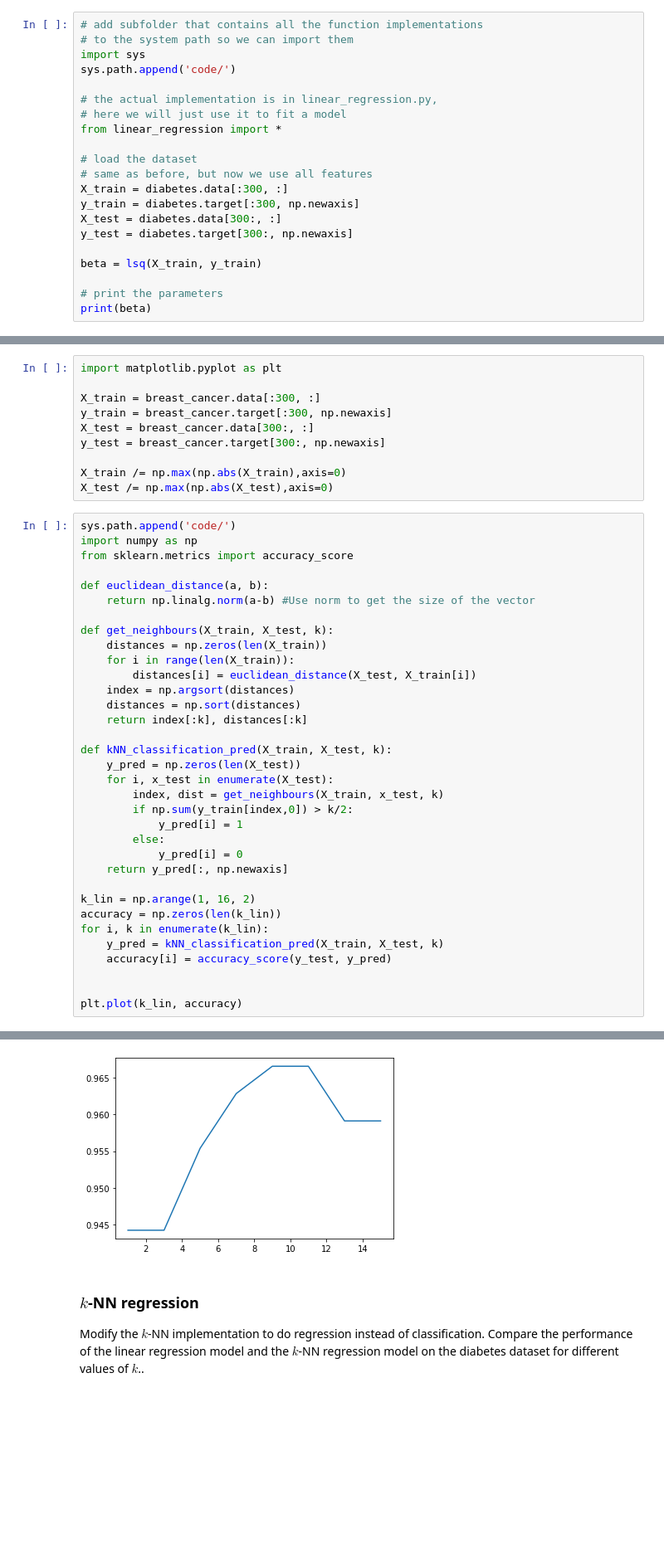
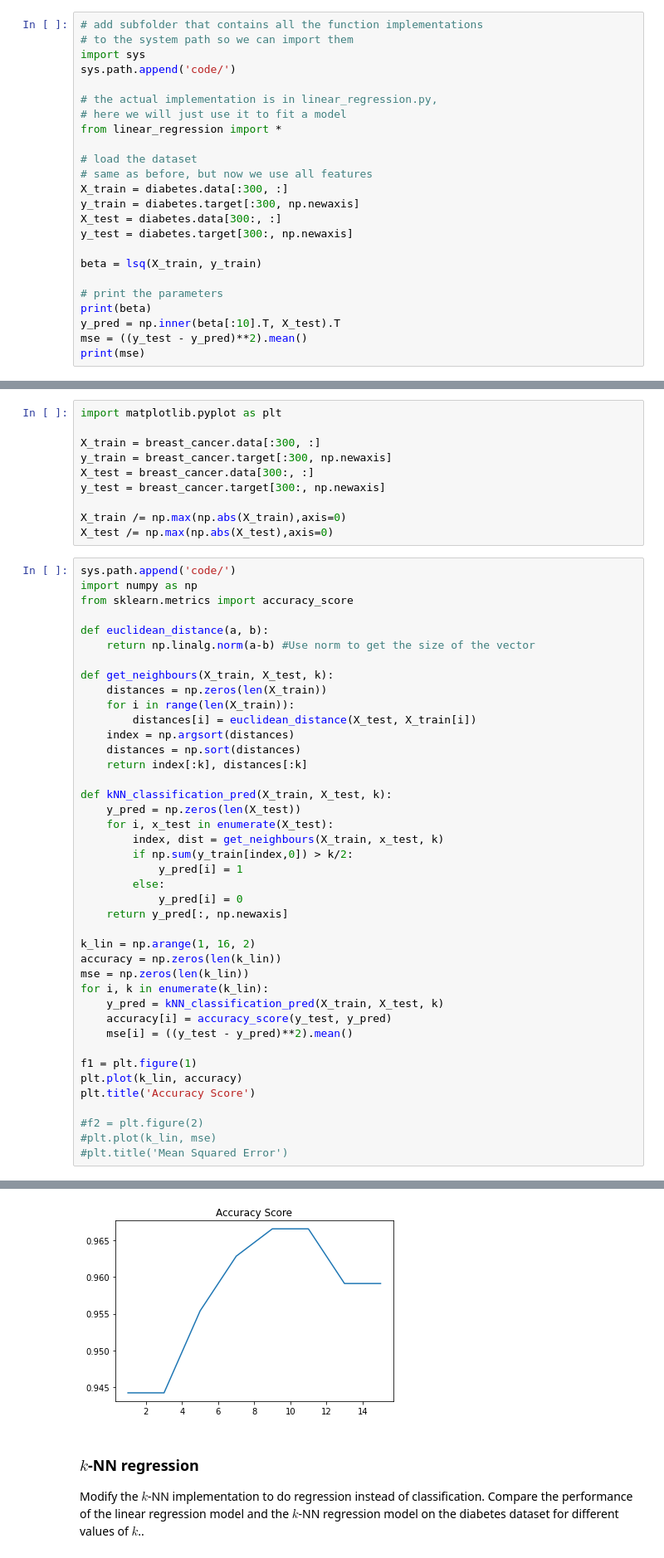
Before and after one commit to Djennifer/8dm50-machine-learning, a Jupyter notebook: practicals/week_1.ipynb, the cells around one changed output, grey strips where cells are left out. Shown: that part at 83% size. Cells and saved outputs as stored; diff of their text form; blank space fills up the shorter version.

```diff
--- a/practicals/week_1.ipynb
+++ b/practicals/week_1.ipynb
@@ -129,6 +129,9 @@ beta = lsq(X_train, y_train)
 
 # print the parameters
 print(beta)
+y_pred = np.inner(beta[:10].T, X_test).T
+mse = ((y_test - y_pred)**2).mean()
+print(mse)
 # %% [output]
 [[ 152.34786452]
  [ -16.57607993]
@@ -213,10 +217,17 @@ def kNN_classification_pred(X_train, X_test, k):
 
 k_lin = np.arange(1, 16, 2)
 accuracy = np.zeros(len(k_lin))
+mse = np.zeros(len(k_lin))
 for i, k in enumerate(k_lin):
     y_pred = kNN_classification_pred(X_train, X_test, k)
     accuracy[i] = accuracy_score(y_test, y_pred)
+    mse[i] = ((y_test - y_pred)**2).mean()
 
+f1 = plt.figure(1)
+plt.plot(k_lin, accuracy)
+plt.title('Accuracy Score')
 
-plt.plot(k_lin, accuracy)
+#f2 = plt.figure(2)
+#plt.plot(k_lin, mse)
+#plt.title('Mean Squared Error')
 # %% [output]
@@ -224,4 +235,4 @@ plt.plot(k_lin, accuracy)
-[figure, old version]
+[figure, new version]
 # %% [markdown]
 ### $k$-NN regression
 
```
Also changed, not shown: parts of 5 cells of this notebook.
